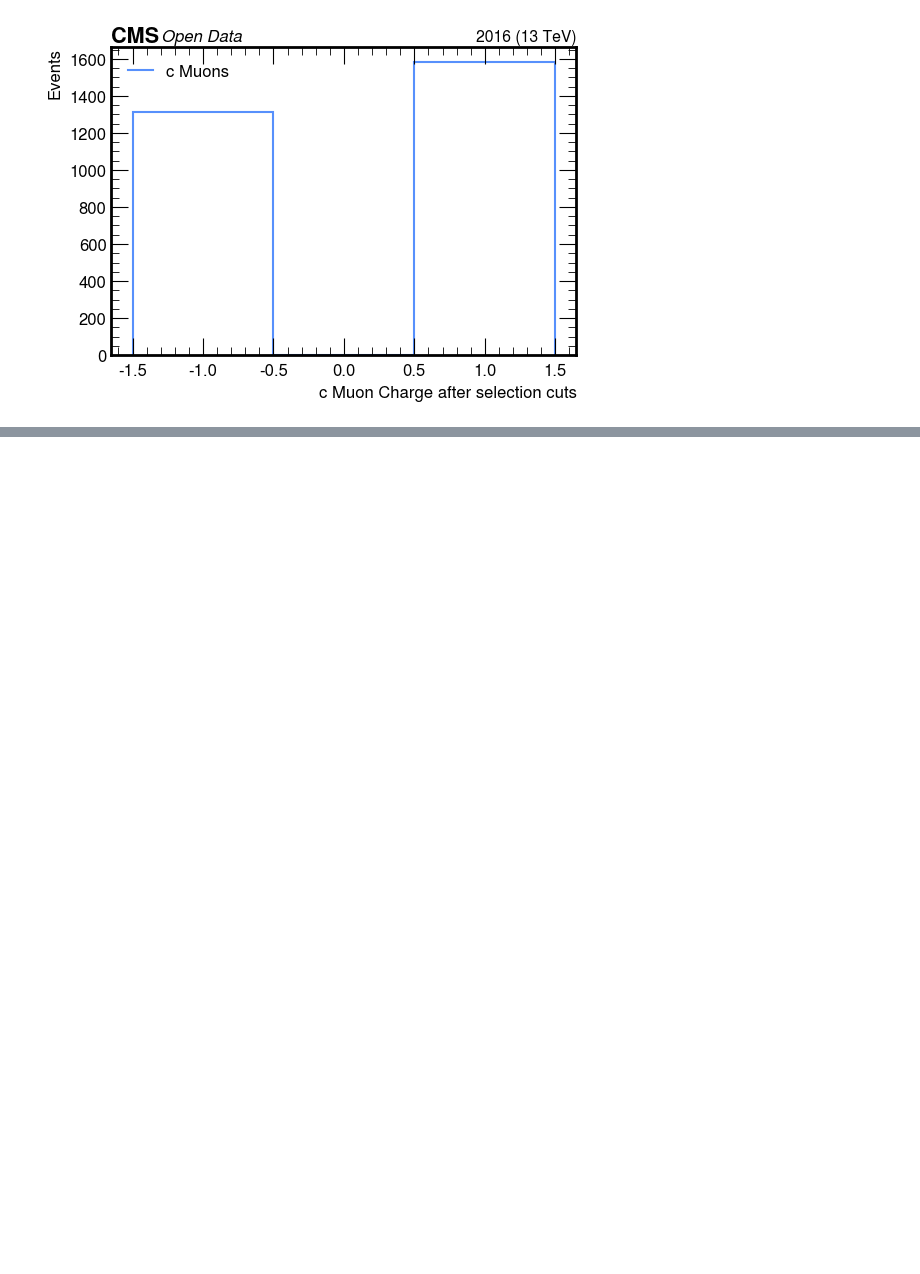
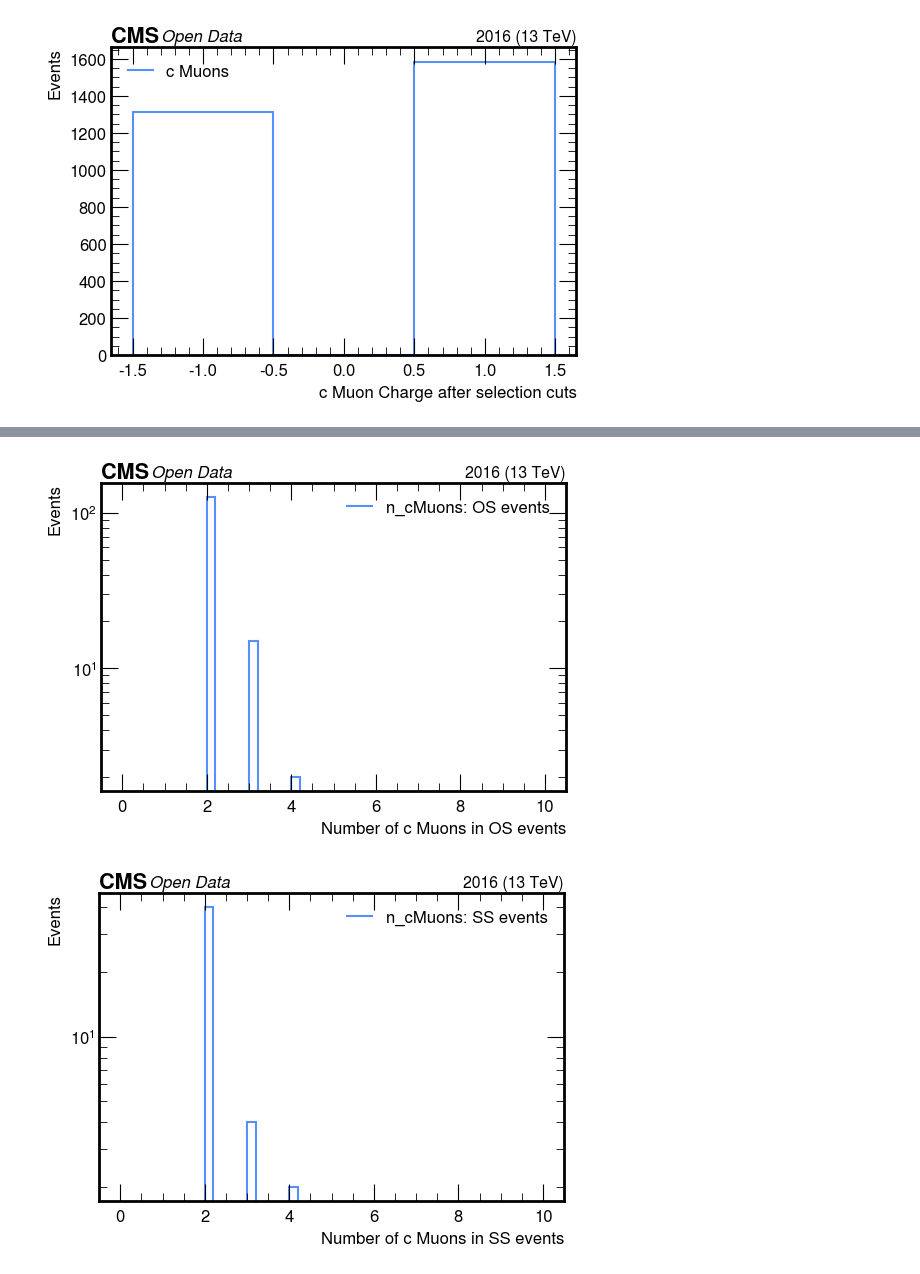
Before and after one commit to xondikoi03/charmTaggingAnalysis, a Jupyter notebook: Coffea/notebooks/charmAnalysis.ipynb, the cells around one changed output, grey strips where cells are left out. Saved outputs shown, nothing was run; the diff lists cells and outputs as text; code cells hidden in the pictures; blank space fills up the shorter version.

```diff
--- a/Coffea/notebooks/charmAnalysis.ipynb
+++ b/Coffea/notebooks/charmAnalysis.ipynb
@@ -938,0 +1003,25 @@ dask.awkward<multiply, npartitions=1>
+# %%
+OS_event_nMuons = dak.num(OS_events.Muon.pt)
+make_hist(
+    OS_event_nMuons,
+    50, 0, 10,
+    "Number of c Muons in OS events",
+    "Events",
+    "n_cMuons: OS events",
+    fname=None,
+    logy=True
+)
+
+SS_event_nMuons = dak.num(SS_events.Muon.pt)
+make_hist(
+    SS_event_nMuons,
+    50, 0, 10,
+    "Number of c Muons in SS events",
+    "Events",
+    "n_cMuons: SS events",
+    fname=None,
+    logy=True
+)
+# %% [output]
+[figure, added]
+[figure, added]
```
Also changed, not shown: parts of 4 cells of this notebook, 2 other files.
